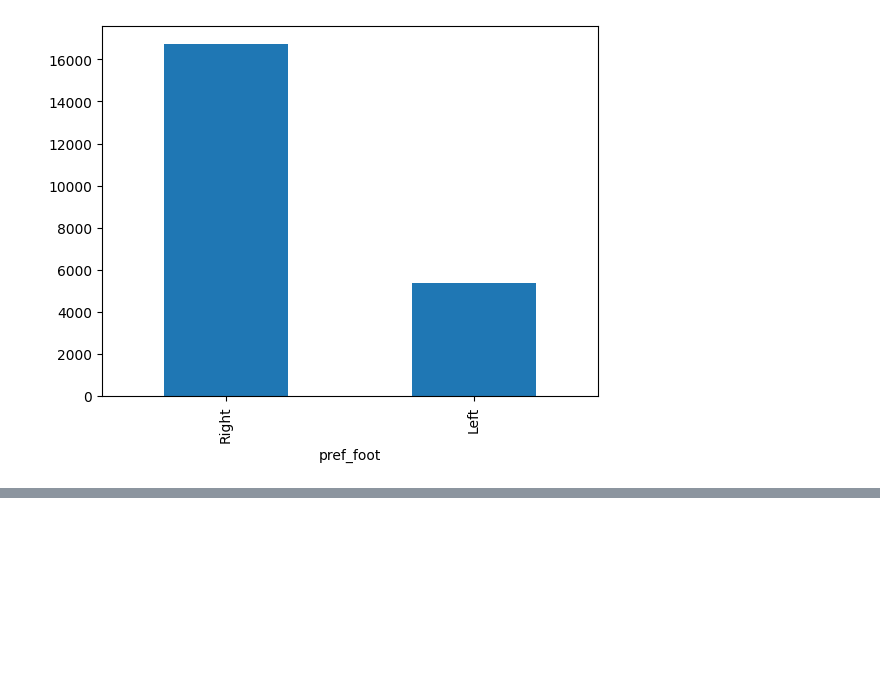
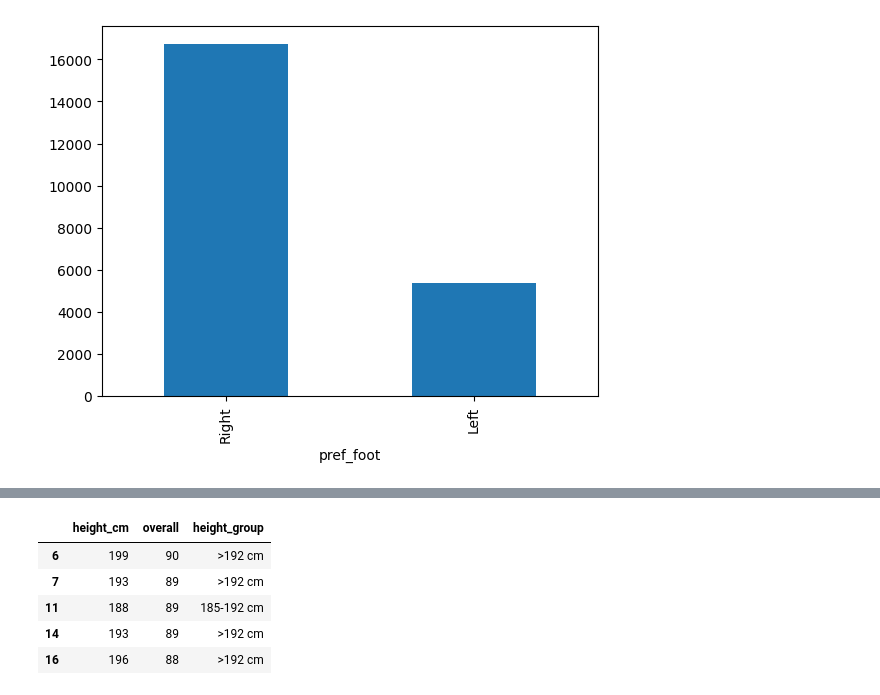
Before and after one commit to SimonGarcia01/ai-course, a Jupyter notebook: Soccer Analysis Workshop 1/SoccerWorkshop.ipynb, the cells around one changed output, grey strips where cells are left out. Drawn from its saved outputs; the diff is of its cells as text; code cells hidden in the pictures; blank space fills up the shorter version.

```diff
--- a/Soccer Analysis Workshop 1/SoccerWorkshop.ipynb
+++ b/Soccer Analysis Workshop 1/SoccerWorkshop.ipynb
@@ -121,0 +153,13 @@ df['pref_foot'].value_counts().plot(kind='bar')
+# %%
+bins = [0, 185, 192, float('inf')]  # Ranges: <185, 185-192, >192
+labels = ["<185 cm", "185-192 cm", ">192 cm"]
+goalKeeperHeight['height_group'] = pd.cut(goalKeeperHeight['height_cm'],
+                                          bins = bins, labels = labels)
+goalKeeperHeight.head()
+# %% [output]
+|  | height_cm | overall | height_group |
+| 6 | 199 | 90 | >192 cm |
+| 7 | 193 | 89 | >192 cm |
+| 11 | 188 | 89 | 185-192 cm |
+| 14 | 193 | 89 | >192 cm |
+| 16 | 196 | 88 | >192 cm |
```
Also changed, not shown: parts of 8 cells of this notebook, 1 other file.
